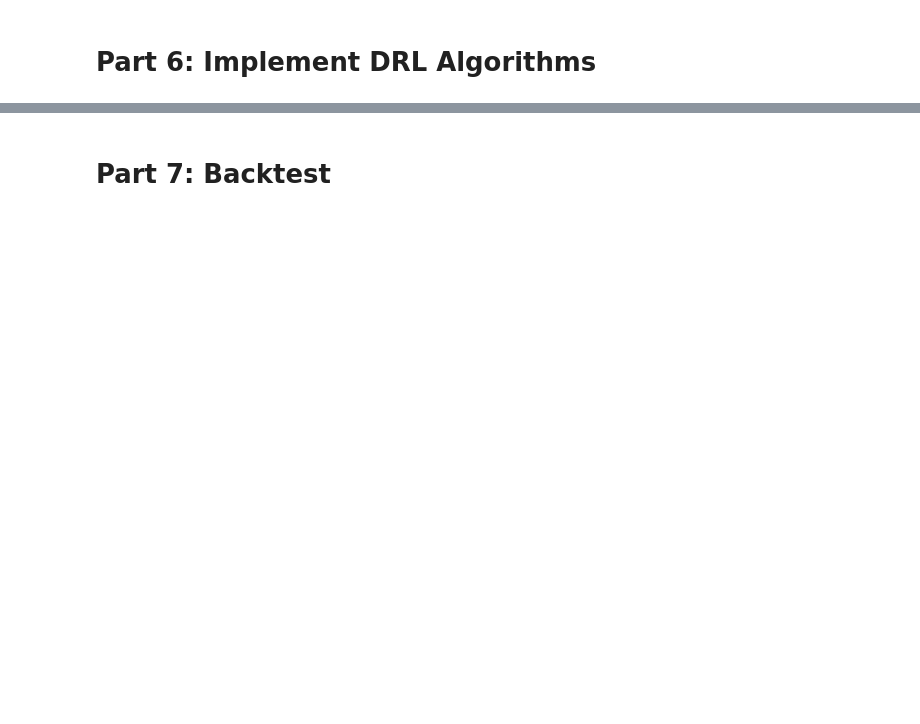
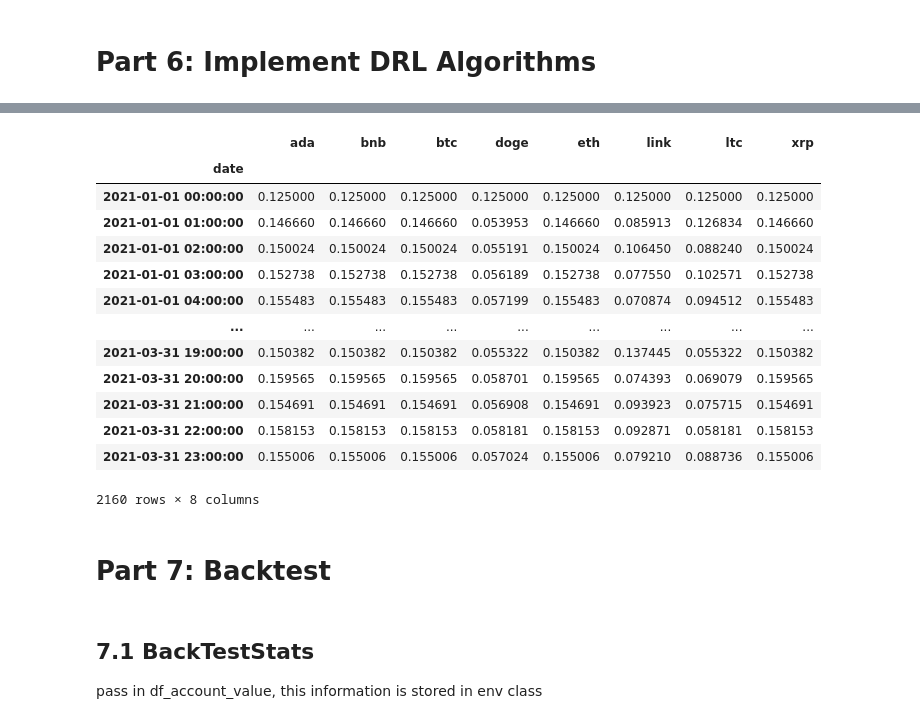
Before and after one commit to Toroi01/TradingRLBot, a Jupyter notebook: main.ipynb, the cells around one changed output, grey strips where cells are left out. Cells and saved outputs as stored; diff of their text form; code cells hidden in the pictures; blank space fills up the shorter version.

```diff
--- a/main.ipynb
+++ b/main.ipynb
@@ -137,0 +184,3 @@ The action space describes the allowed actions that the agent interacts with the
+# %%
+A2C_PARAMS = {"n_steps": 5, "ent_coef": 0.005, "learning_rate": 0.0002}
+model_a2c = agent.get_model(model_name="a2c",model_kwargs = A2C_PARAMS)
@@ -137,0 +190,4 @@ The action space describes the allowed actions that the agent interacts with the
+# %%
+trained_a2c = agent.train_model(model=model_a2c,
+                                tb_log_name='a2c',
+                                total_timesteps=60000)
@@ -137,0 +279,17 @@ The action space describes the allowed actions that the agent interacts with the
+# %%
+df_actions
+# %% [output]
+|  | ada | bnb | btc | doge | eth | link | ltc | xrp |
+| date |  |  |  |  |  |  |  |  |
+| 2021-01-01 00:00:00 | 0.125000 | 0.125000 | 0.125000 | 0.125000 | 0.125000 | 0.125000 | 0.125000 | 0.125000 |
+| 2021-01-01 01:00:00 | 0.146660 | 0.146660 | 0.146660 | 0.053953 | 0.146660 | 0.085913 | 0.126834 | 0.146660 |
+| 2021-01-01 02:00:00 | 0.150024 | 0.150024 | 0.150024 | 0.055191 | 0.150024 | 0.106450 | 0.088240 | 0.150024 |
+| 2021-01-01 03:00:00 | 0.152738 | 0.152738 | 0.152738 | 0.056189 | 0.152738 | 0.077550 | 0.102571 | 0.152738 |
+| 2021-01-01 04:00:00 | 0.155483 | 0.155483 | 0.155483 | 0.057199 | 0.155483 | 0.070874 | 0.094512 | 0.155483 |
+| ... | ... | ... | ... | ... | ... | ... | ... | ... |
+| 2021-03-31 19:00:00 | 0.150382 | 0.150382 | 0.150382 | 0.055322 | 0.150382 | 0.137445 | 0.055322 | 0.150382 |
+| 2021-03-31 20:00:00 | 0.159565 | 0.159565 | 0.159565 | 0.058701 | 0.159565 | 0.074393 | 0.069079 | 0.159565 |
+| 2021-03-31 21:00:00 | 0.154691 | 0.154691 | 0.154691 | 0.056908 | 0.154691 | 0.093923 | 0.075715 | 0.154691 |
+| 2021-03-31 22:00:00 | 0.158153 | 0.158153 | 0.158153 | 0.058181 | 0.158153 | 0.092871 | 0.058181 | 0.158153 |
+| 2021-03-31 23:00:00 | 0.155006 | 0.155006 | 0.155006 | 0.057024 | 0.155006 | 0.079210 | 0.088736 | 0.155006 |
+2160 rows × 8 columns
@@ -138,3 +298,7 @@ The action space describes the allowed actions that the agent interacts with the
 # %% [markdown]
 <a id='6'></a>
 # Part 7: Backtest
+# %% [markdown]
+<a id='6.1'></a>
+## 7.1 BackTestStats
+pass in df_account_value, this information is stored in env class
```
Also changed, not shown: parts of 32 cells of this notebook, 10 other files.
